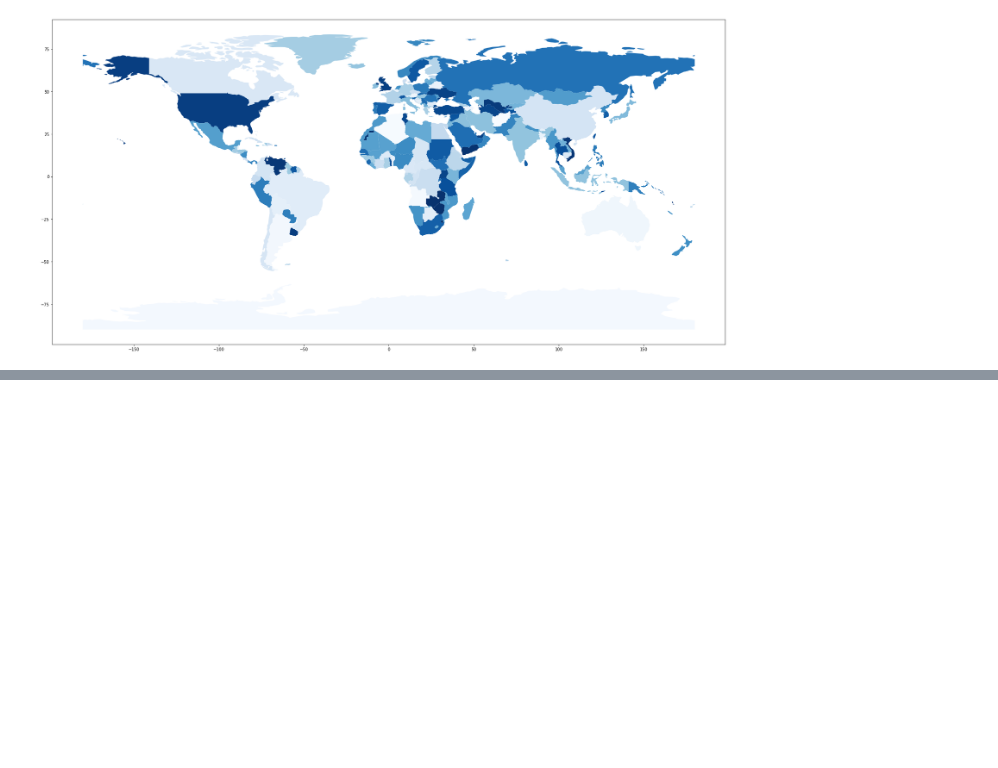
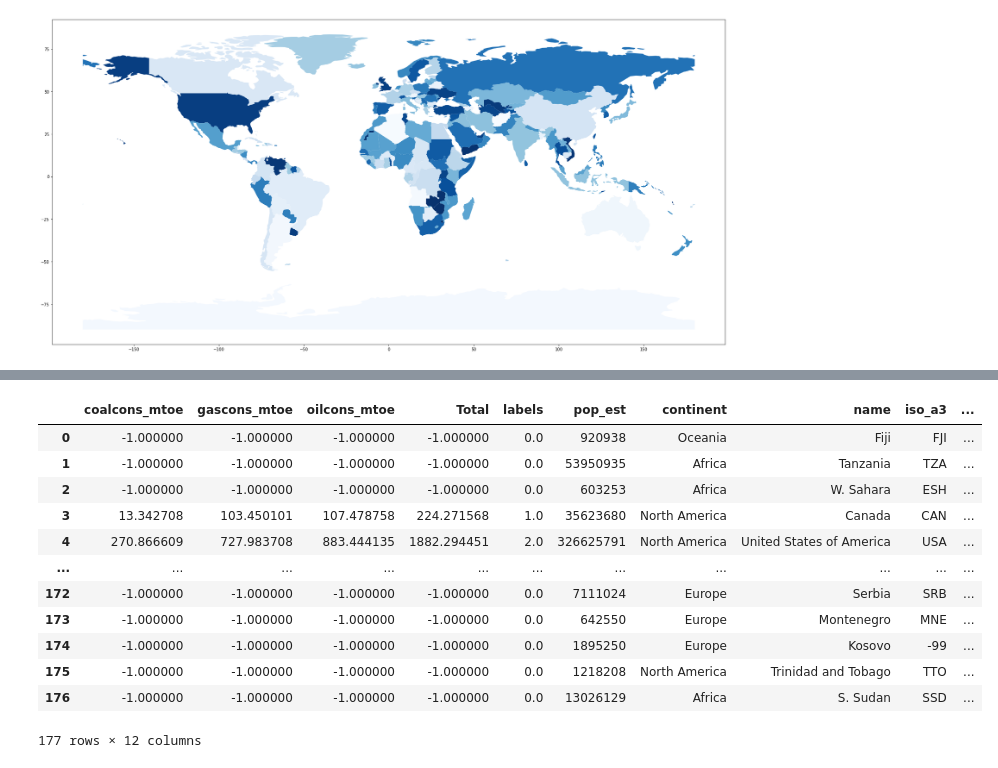
Before and after one commit to kirastain/BP-energy-analysis, a Jupyter notebook: Untitled.ipynb, the cells around one changed output, grey strips where cells are left out. Cells and saved outputs as stored; diff of their text form; code cells hidden in the pictures; blank space fills up the shorter version.

```diff
--- a/Untitled.ipynb
+++ b/Untitled.ipynb
@@ -182,0 +340,17 @@ merged
+# %%
+complete_map = gpd.GeoDataFrame(merged)
+complete_map
+# %% [output]
+|  | coalcons_mtoe | gascons_mtoe | oilcons_mtoe | Total | labels | pop_est | continent | name | iso_a3 | ... |
+| 0 | -1.000000 | -1.000000 | -1.000000 | -1.000000 | 0.0 | 920938 | Oceania | Fiji | FJI | ... |
+| 1 | -1.000000 | -1.000000 | -1.000000 | -1.000000 | 0.0 | 53950935 | Africa | Tanzania | TZA | ... |
+| 2 | -1.000000 | -1.000000 | -1.000000 | -1.000000 | 0.0 | 603253 | Africa | W. Sahara | ESH | ... |
+| 3 | 13.342708 | 103.450101 | 107.478758 | 224.271568 | 1.0 | 35623680 | North America | Canada | CAN | ... |
+| 4 | 270.866609 | 727.983708 | 883.444135 | 1882.294451 | 2.0 | 326625791 | North America | United States of America | USA | ... |
+| ... | ... | ... | ... | ... | ... | ... | ... | ... | ... | ... |
+| 172 | -1.000000 | -1.000000 | -1.000000 | -1.000000 | 0.0 | 7111024 | Europe | Serbia | SRB | ... |
+| 173 | -1.000000 | -1.000000 | -1.000000 | -1.000000 | 0.0 | 642550 | Europe | Montenegro | MNE | ... |
+| 174 | -1.000000 | -1.000000 | -1.000000 | -1.000000 | 0.0 | 1895250 | Europe | Kosovo | -99 | ... |
+| 175 | -1.000000 | -1.000000 | -1.000000 | -1.000000 | 0.0 | 1218208 | North America | Trinidad and Tobago | TTO | ... |
+| 176 | -1.000000 | -1.000000 | -1.000000 | -1.000000 | 0.0 | 13026129 | Africa | S. Sudan | SSD | ... |
+177 rows × 12 columns
```
Also changed, not shown: parts of 29 cells of this notebook.
